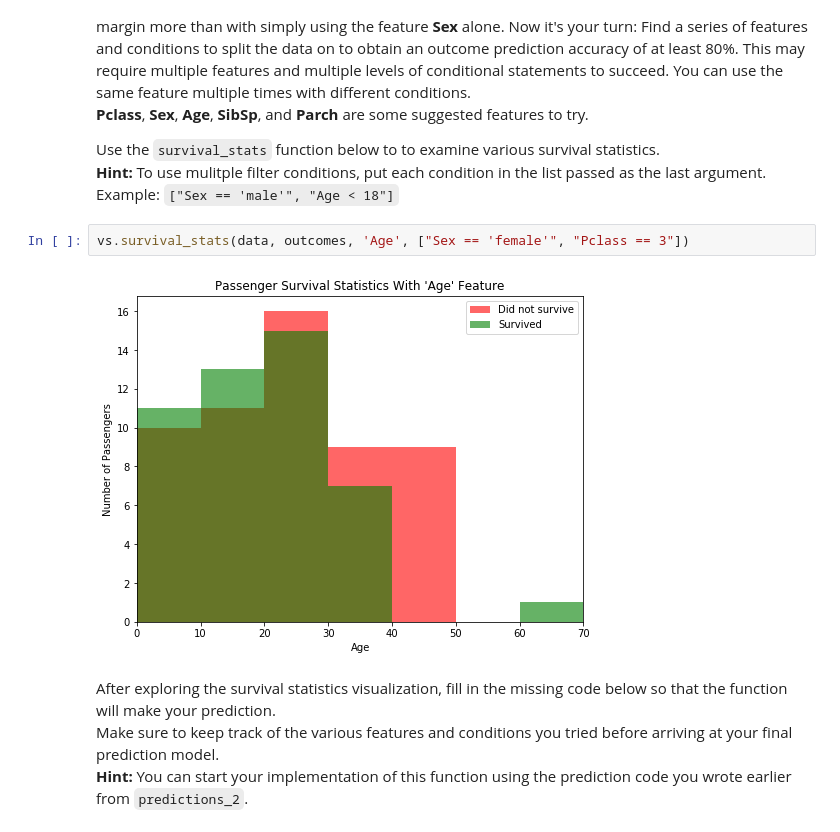
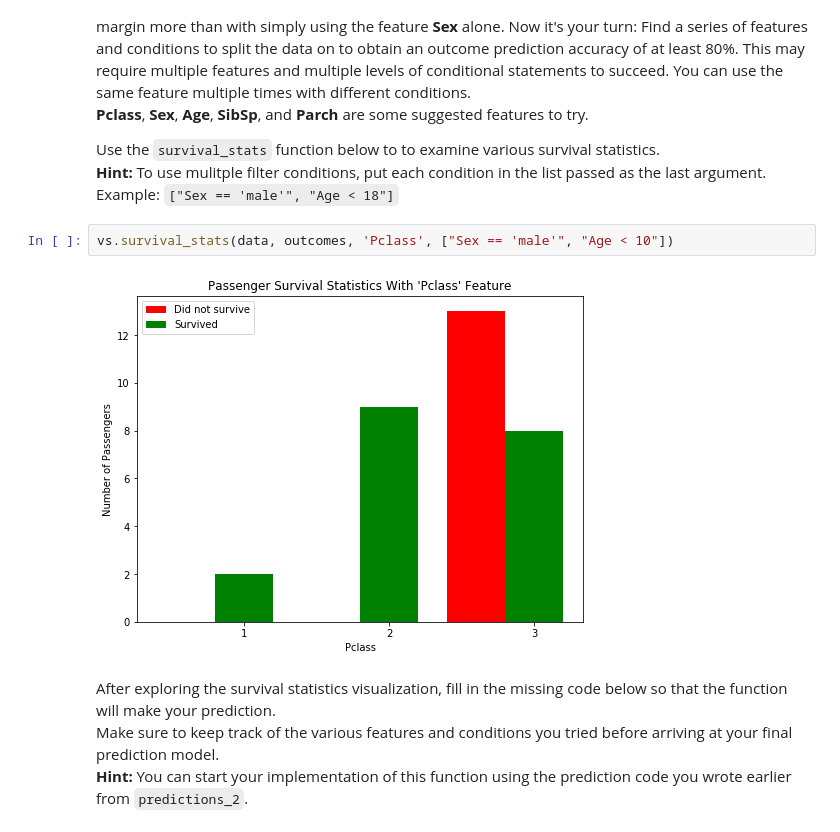
Before and after one commit to mqkh515/udacityMLND, a Jupyter notebook: projects/titanic_survival_exploration/titanic_survival_exploration.ipynb, the cells around one changed output. Drawn from its saved outputs; the diff is of its cells as text.

```diff
--- a/projects/titanic_survival_exploration/titanic_survival_exploration.ipynb
+++ b/projects/titanic_survival_exploration/titanic_survival_exploration.ipynb
@@ -225,9 +228,9 @@ Adding the feature **Age** as a condition in conjunction with **Sex** improves t
 Use the `survival_stats` function below to to examine various survival statistics.
 **Hint:** To use mulitple filter conditions, put each condition in the list passed as the last argument. Example: `["Sex == 'male'", "Age < 18"]`
 # %%
-vs.survival_stats(data, outcomes, 'Age', ["Sex == 'female'", "Pclass == 3"])
+vs.survival_stats(data, outcomes, 'Pclass', ["Sex == 'male'", "Age < 10"])
 # %% [output]
-[figure, old version]
+[figure, new version]
 # %% [markdown]
 After exploring the survival statistics visualization, fill in the missing code below so that the function will make your prediction.
 Make sure to keep track of the various features and conditions you tried before arriving at your final prediction model.
```
Also changed, not shown: parts of 4 cells of this notebook, 1 other file.
